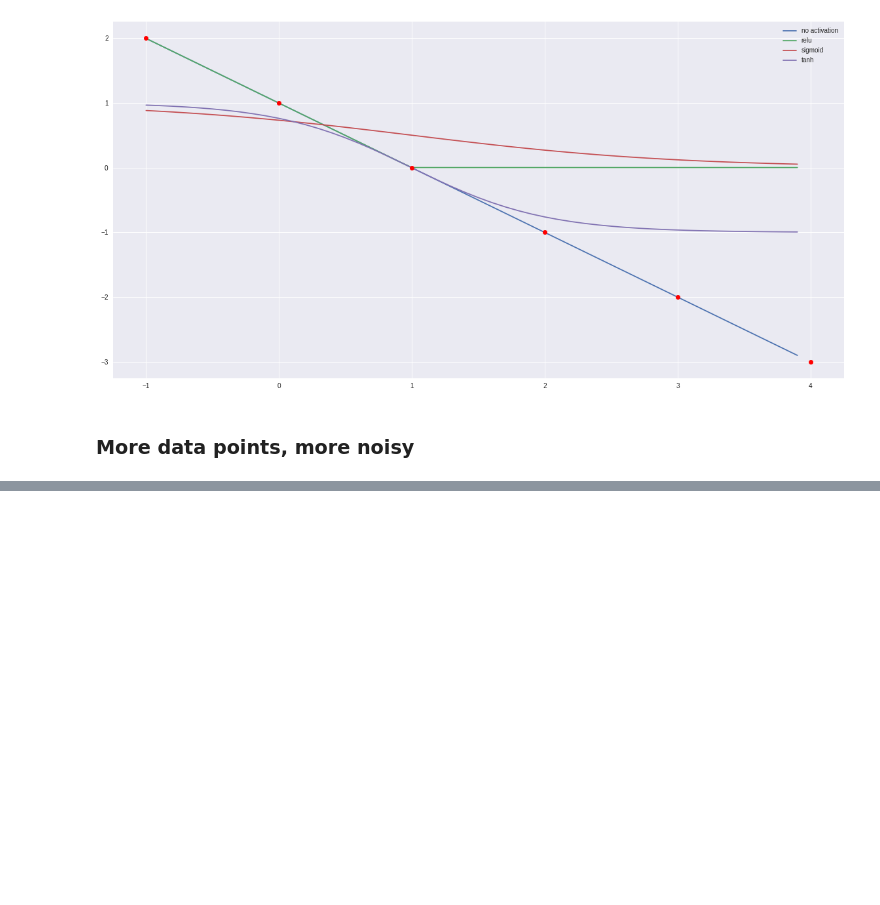
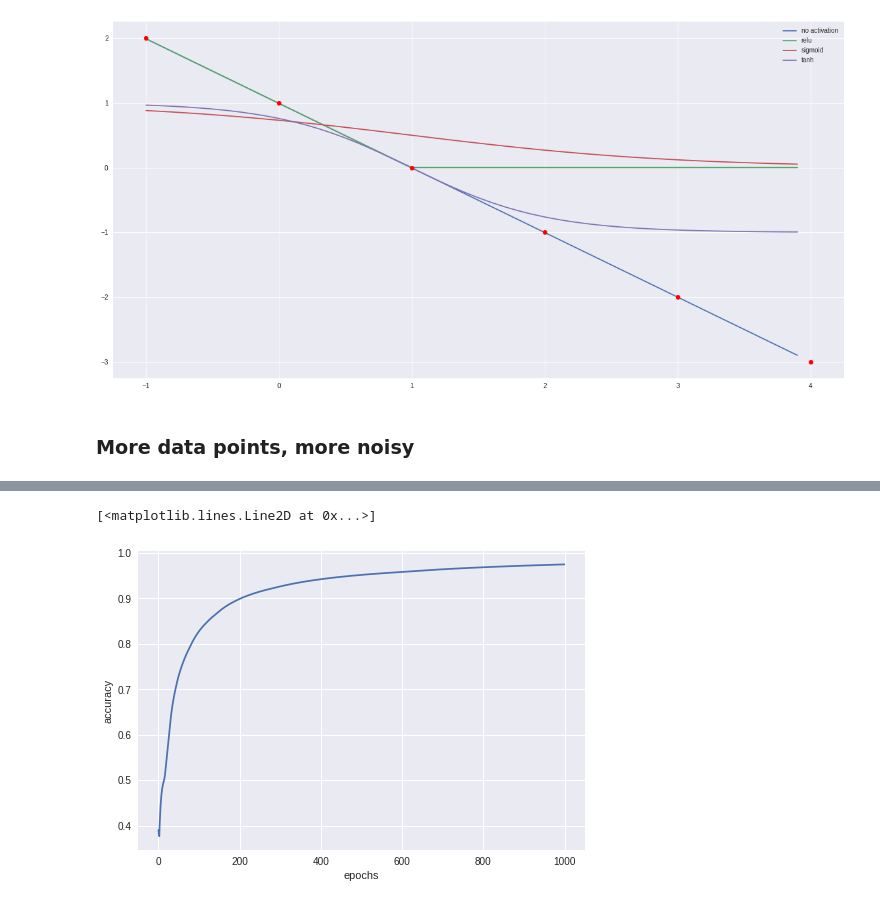
Before and after one commit to DJCordhose/deep-learning-crash-course-notebooks, a Jupyter notebook: tf-v2/tf-low-level.ipynb, the cells around one changed output, grey strips where cells are left out. Cells and saved outputs as stored; diff of their text form; code cells hidden in the pictures; blank space fills up the shorter version.

```diff
--- a/tf-v2/tf-low-level.ipynb
+++ b/tf-v2/tf-low-level.ipynb
@@ -511,0 +513,3 @@ array([1, 1, 1, 1, 1, 1, 1, 0, 1, 1, 1, 0, 1, 1, 1, 1, 1, 1, 1, 1, 0, 1,
+# %%
+x = tf.constant(X, dtype='float32')
+y_true = tf.constant(y, dtype='float32')
@@ -511,0 +601,8 @@ array([1, 1, 1, 1, 1, 1, 1, 0, 1, 1, 1, 0, 1, 1, 1, 1, 1, 1, 1, 1, 0, 1,
+# %%
+plt.ylabel("accuracy")
+plt.xlabel("epochs")
+
+plt.plot(accuracies)
+# %% [output]
+[<matplotlib.lines.Line2D at 0x...>]
+[figure, added]
```
Also changed, not shown: parts of 24 cells of this notebook.
